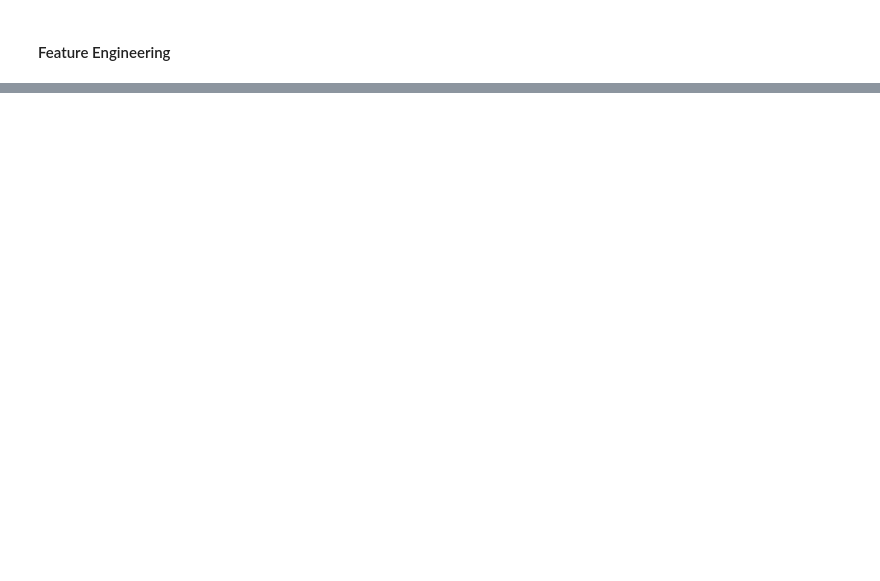
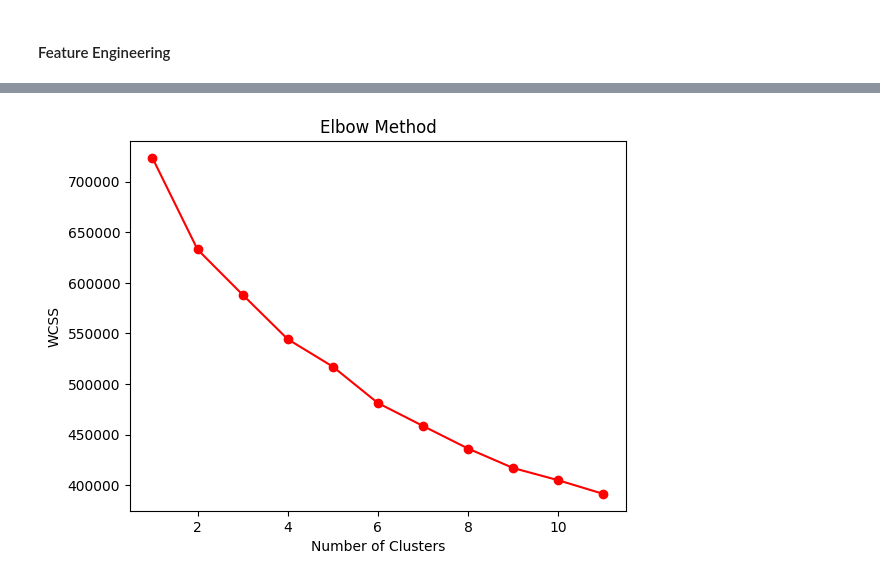
Before and after one commit to kayodeolusanya/Nexus-Bank-Customer-Segmentation-Project, a Jupyter notebook: Nexus_Bank_Customer_Segmentation_Project.ipynb, the cells around one changed output, grey strips where cells are left out. Cells and saved outputs as stored; diff of their text form; code cells hidden in the pictures; blank space fills up the shorter version.

```diff
--- a/Nexus_Bank_Customer_Segmentation_Project.ipynb
+++ b/Nexus_Bank_Customer_Segmentation_Project.ipynb
@@ -287,3 +286,6 @@ plt.figure(figsize=(8,8))
 sns.heatmap(df.corr(), cbar=True, annot=True, square=True, fmt='.2f', annot_kws={'size':10});
 # %% [output]
 [figure]
+# %%
+ml_df = df
+ml_df
@@ -343,0 +324,14 @@ array([1, 0, 2])
+# %%
+from sklearn.preprocessing import LabelEncoder
+
+# Label Encoding
+encoder = LabelEncoder()
+
+#Looping for columns with object data type
+for c in ml_df.columns[1:]:
+  if(ml_df[c].dtype=='object'):
+    ml_df[c] = encoder.fit_transform(ml_df[c])
+  else:
+    ml_df[c] = ml_df[c]
+
+ml_df
@@ -343,0 +352,4 @@ array([1, 0, 2])
+# %%
+ml_df.drop('age_bracket', axis=1, inplace=True)
+ml_df.drop('contact', axis=1, inplace=True)
+ml_df
@@ -343,0 +370,17 @@ array([1, 0, 2])
+# %%
+scalar = StandardScaler()
+scaled_df = scalar.fit_transform(ml_df)
+# %%
+# Determining the numbers of clusters
+wcss = []
+for i in range(1,12):
+  kmeans = KMeans(n_clusters=i, init='k-means++', random_state=42)
+  kmeans.fit(scaled_df)
+  wcss.append(kmeans.inertia_)
+plt.plot(range(1,12), wcss, color='red', marker='o')
+plt.title('Elbow Method')
+plt.xlabel('Number of Clusters')
+plt.ylabel('WCSS')
+plt.show()
+# %% [output]
+[figure, added]
```
Also changed, not shown: parts of 17 cells of this notebook.
